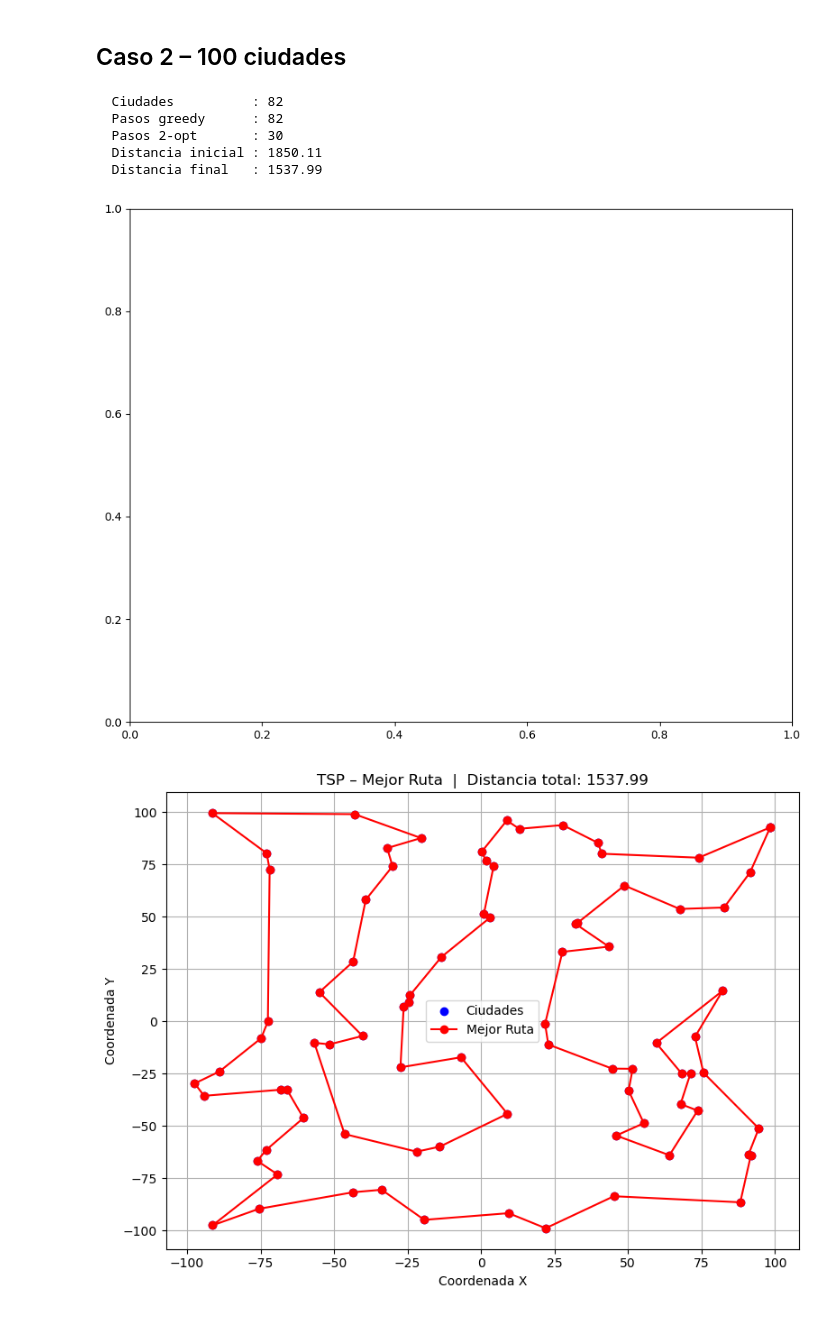
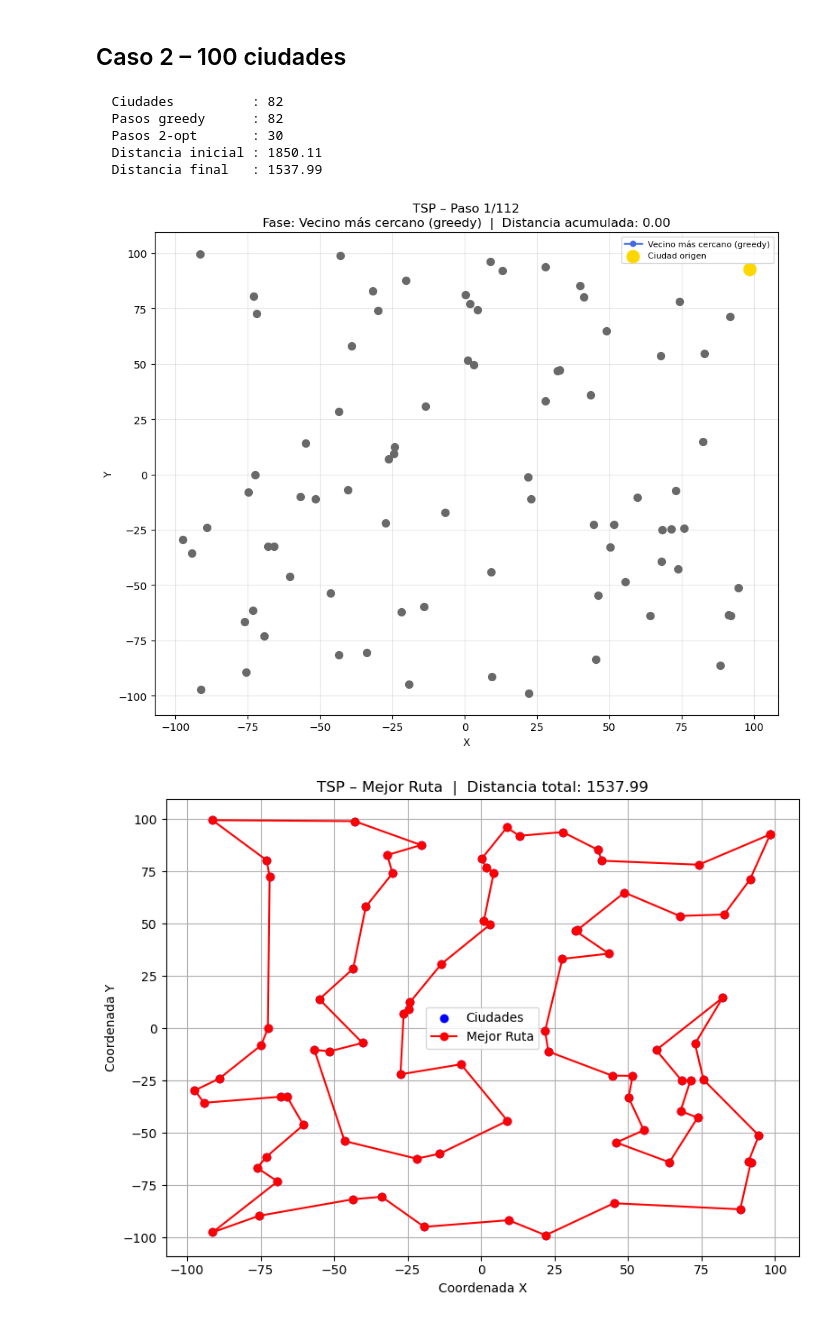
Before and after one commit to Borreguin/USFQ-Wshop, a Jupyter notebook: _Soluciones/Grupo2/Taller1/P1_TSP/TSP_Notebook.ipynb, the cells around one changed output. Drawn from its saved outputs; the diff is of its cells as text; code cells hidden in the pictures.

```diff
--- a/_Soluciones/Grupo2/Taller1/P1_TSP/TSP_Notebook.ipynb
+++ b/_Soluciones/Grupo2/Taller1/P1_TSP/TSP_Notebook.ipynb
@@ -96,15 +104,15 @@ tsp.plotear_resultado(ruta_optima, mostrar_anotaciones=True)
 # %%
 N = 100
 ciudades_100, distancias_100 = generar_ciudades_con_distancias(N)
 tsp_100 = TSP(ciudades_100, distancias_100)
-ruta_100 = tsp_100.resolver_con_animacion(intervalo_ms=60, mostrar_anotaciones=False)
+ruta_100, ani_100 = tsp_100.resolver_con_animacion(intervalo_ms=60, mostrar_anotaciones=False)
 # %% [output]
   Ciudades          : 82
   Pasos greedy      : 82
   Pasos 2-opt       : 30
   Distancia inicial : 1850.11
   Distancia final   : 1537.99
-[figure, old version]
+[figure, new version]
 # %%
 tsp_100.plotear_resultado(ruta_100, mostrar_anotaciones=False)
 # %% [output]
```
Also changed, not shown: parts of 3 cells of this notebook.
